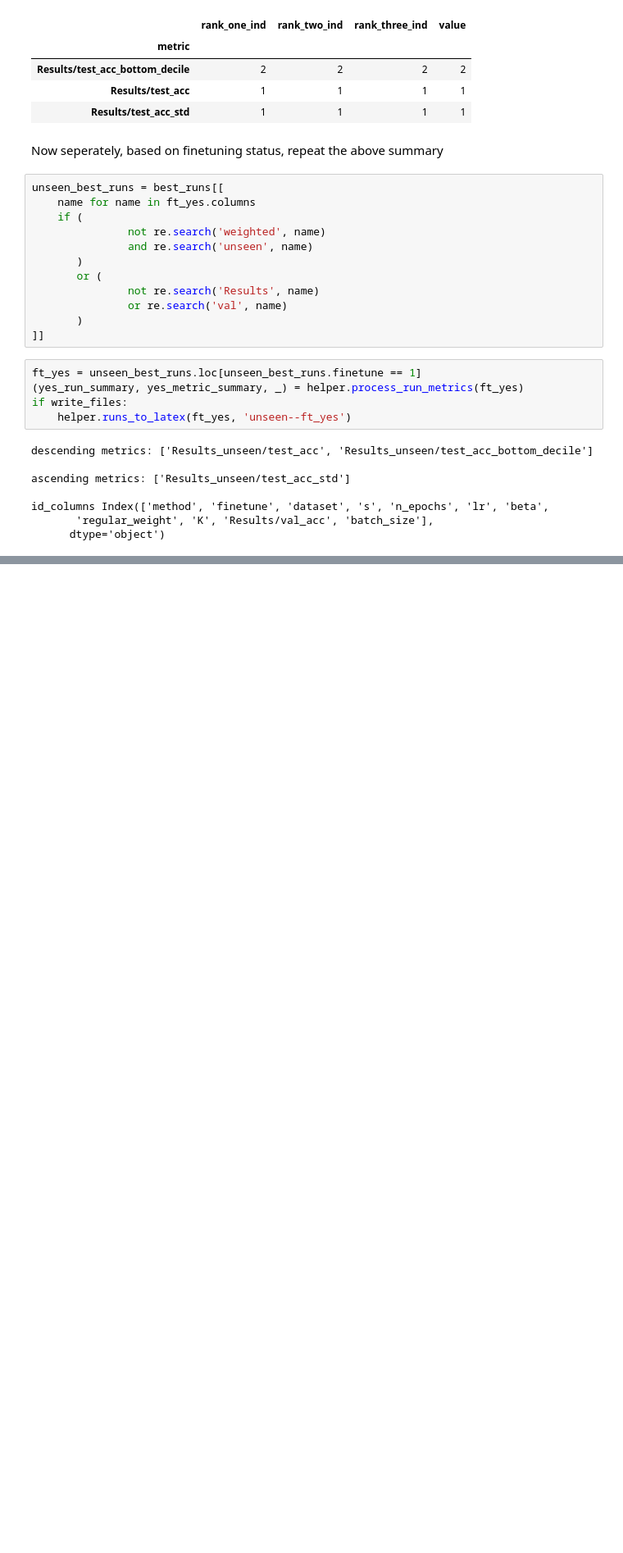
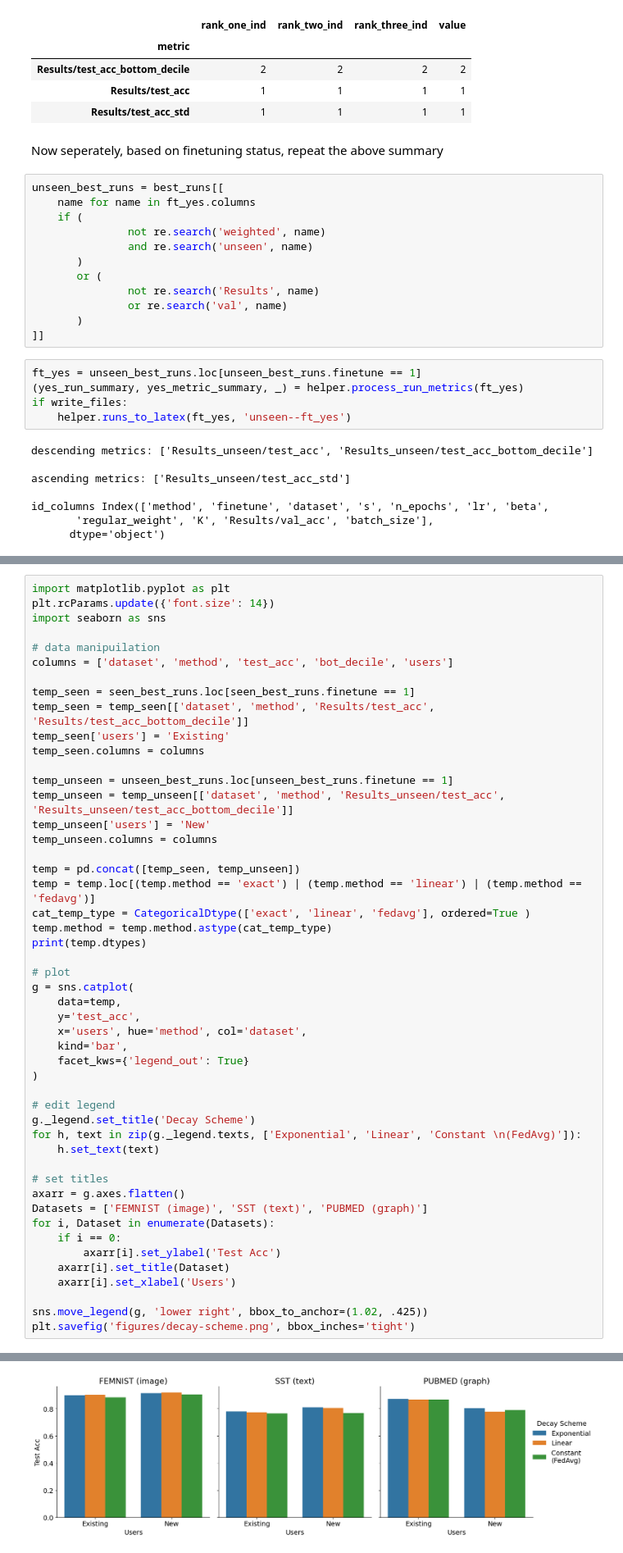
Before and after one commit to JoeLavond/FedDecay, a Jupyter notebook: custom/02_summarize_run_metrics.ipynb, the cells around one changed output, grey strips where cells are left out. Shown: that part at 82% size. Cells and saved outputs as stored; diff of their text form; blank space fills up the shorter version.

```diff
--- a/custom/02_summarize_run_metrics.ipynb
+++ b/custom/02_summarize_run_metrics.ipynb
@@ -313,0 +262,50 @@ Temporary - Sensitivity Analysis
+# %%
+import matplotlib.pyplot as plt
+plt.rcParams.update({'font.size': 14})
+import seaborn as sns
+
+# data manipuilation
+columns = ['dataset', 'method', 'test_acc', 'bot_decile', 'users']
+
+temp_seen = seen_best_runs.loc[seen_best_runs.finetune == 1]
+temp_seen = temp_seen[['dataset', 'method', 'Results/test_acc', 'Results/test_acc_bottom_decile']]
+temp_seen['users'] = 'Existing'
+temp_seen.columns = columns
+
+temp_unseen = unseen_best_runs.loc[unseen_best_runs.finetune == 1]
+temp_unseen = temp_unseen[['dataset', 'method', 'Results_unseen/test_acc', 'Results_unseen/test_acc_bottom_decile']]
+temp_unseen['users'] = 'New'
+temp_unseen.columns = columns
+
+temp = pd.concat([temp_seen, temp_unseen])
+temp = temp.loc[(temp.method == 'exact') | (temp.method == 'linear') | (temp.method == 'fedavg')]
+cat_temp_type = CategoricalDtype(['exact', 'linear', 'fedavg'], ordered=True )
+temp.method = temp.method.astype(cat_temp_type)
+print(temp.dtypes)
+
+# plot
+g = sns.catplot(
+    data=temp,
+    y='test_acc',
+    x='users', hue='method', col='dataset',
+    kind='bar',
+    facet_kws={'legend_out': True}
+)
+
+# edit legend
+g._legend.set_title('Decay Scheme')
+for h, text in zip(g._legend.texts, ['Exponential', 'Linear', 'Constant \n(FedAvg)']):
+    h.set_text(text)
+
+# set titles
+axarr = g.axes.flatten()
+Datasets = ['FEMNIST (image)', 'SST (text)', 'PUBMED (graph)']
+for i, Dataset in enumerate(Datasets):
+    if i == 0:
+        axarr[i].set_ylabel('Test Acc')
+    axarr[i].set_title(Dataset)
+    axarr[i].set_xlabel('Users')
+
+sns.move_legend(g, 'lower right', bbox_to_anchor=(1.02, .425))
+plt.savefig('figures/decay-scheme.png', bbox_inches='tight')
+# %% [output]
@@ -313,0 +318 @@ Temporary - Sensitivity Analysis
+[figure, added]
```
Also changed, not shown: parts of 14 cells of this notebook, 6 other files.
